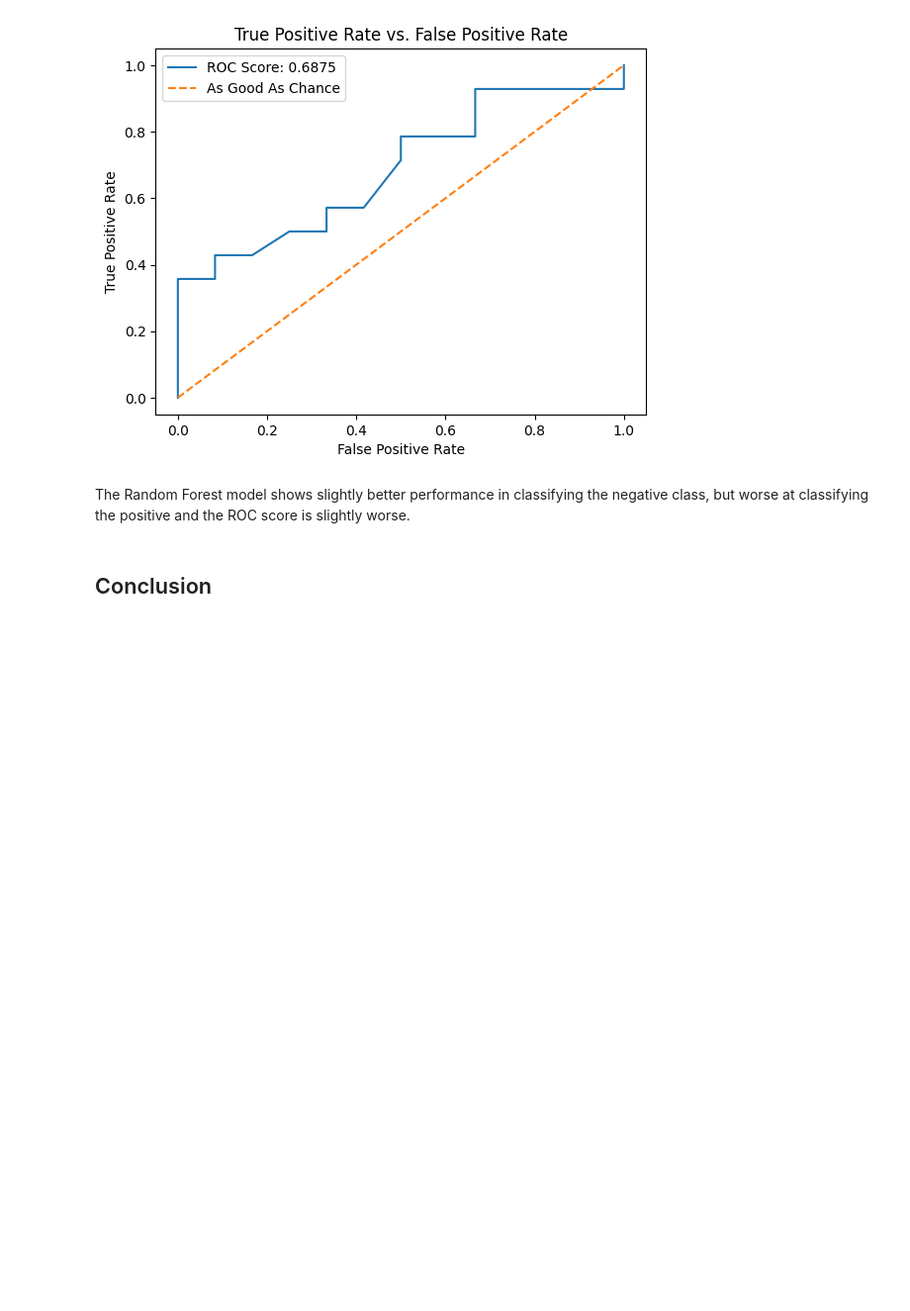
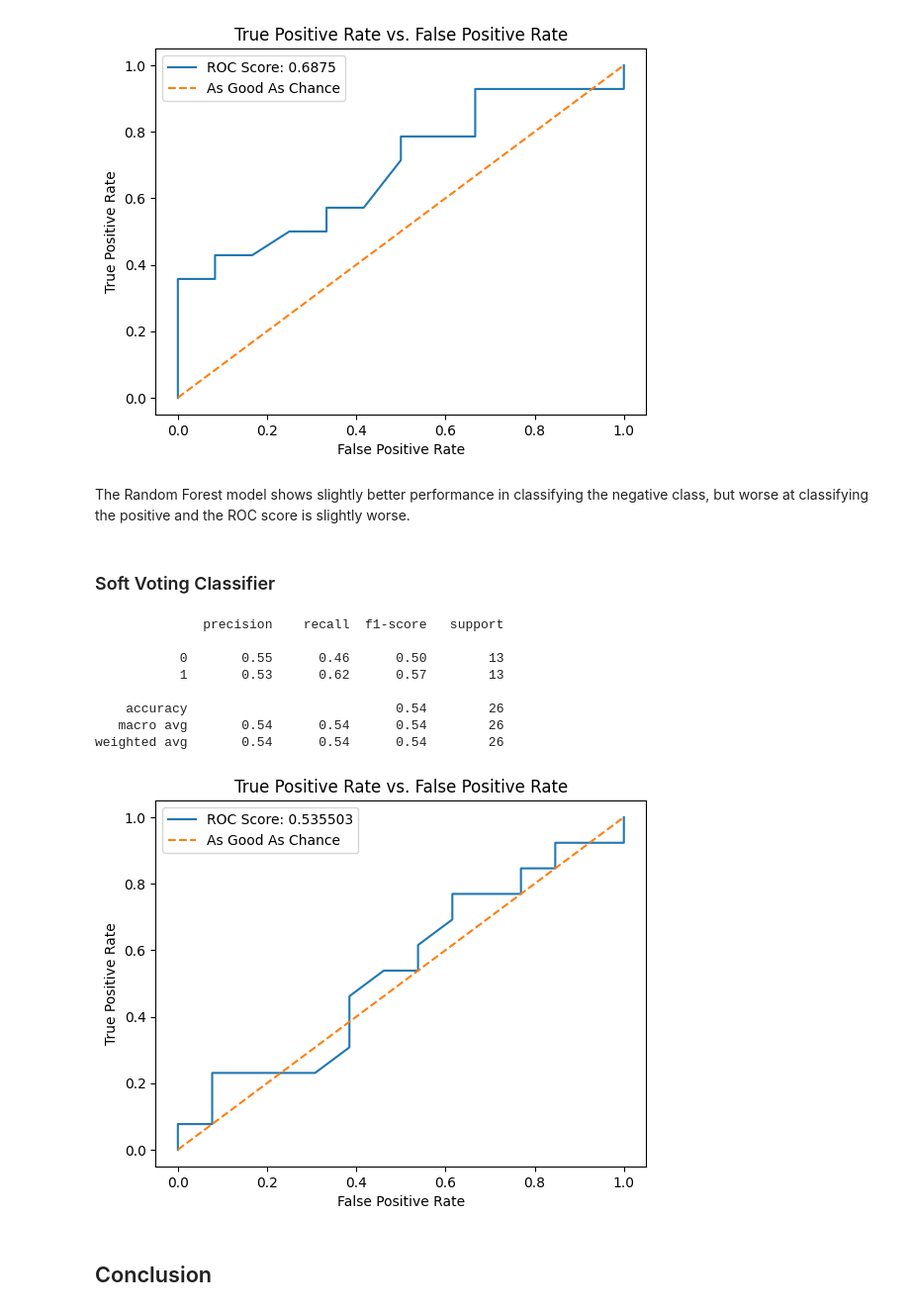
Before and after one commit to SmittyB00p/A4DCzTJ4BxI9CLOm, a Jupyter notebook: models.ipynb, the cells around one changed output. Shown: that part at 99% size. Saved outputs shown, nothing was run; the diff lists cells and outputs as text; code cells hidden in the pictures; blank space fills up the shorter version.

```diff
--- a/models.ipynb
+++ b/models.ipynb
@@ -910,6 +893,29 @@ roc(probs_4, test_4)
 [figure]
 # %% [markdown]
 The Random Forest model shows slightly better performance in classifying the negative class, but worse at classifying the positive and the ROC score is slightly worse.
+# %% [markdown]
+### Soft Voting Classifier
+# %%
+X_train, X_test, y_trian, y_test = train_test_split(five_q_df, target_variable, test_size=.20)
+
+soft_vote_unfitted.fit(X_train, y_trian)
+
+y_preds = soft_vote_unfitted.predict(X_test)
+y_proba = soft_vote_unfitted.predict_proba(X_test)
+y_proba = y_proba[:,1]
+
+print(classification_report(y_test, y_preds))
+roc(y_proba, y_test)
+# %% [output]
+              precision    recall  f1-score   support
+
+           0       0.55      0.46      0.50        13
+           1       0.53      0.62      0.57        13
+
+    accuracy                           0.54        26
+   macro avg       0.54      0.54      0.54        26
+weighted avg       0.54      0.54      0.54        26
+[figure, added]
 # %% [markdown]
 ## Conclusion
 # %% [markdown]
```
Also changed, not shown: parts of 15 cells of this notebook.
